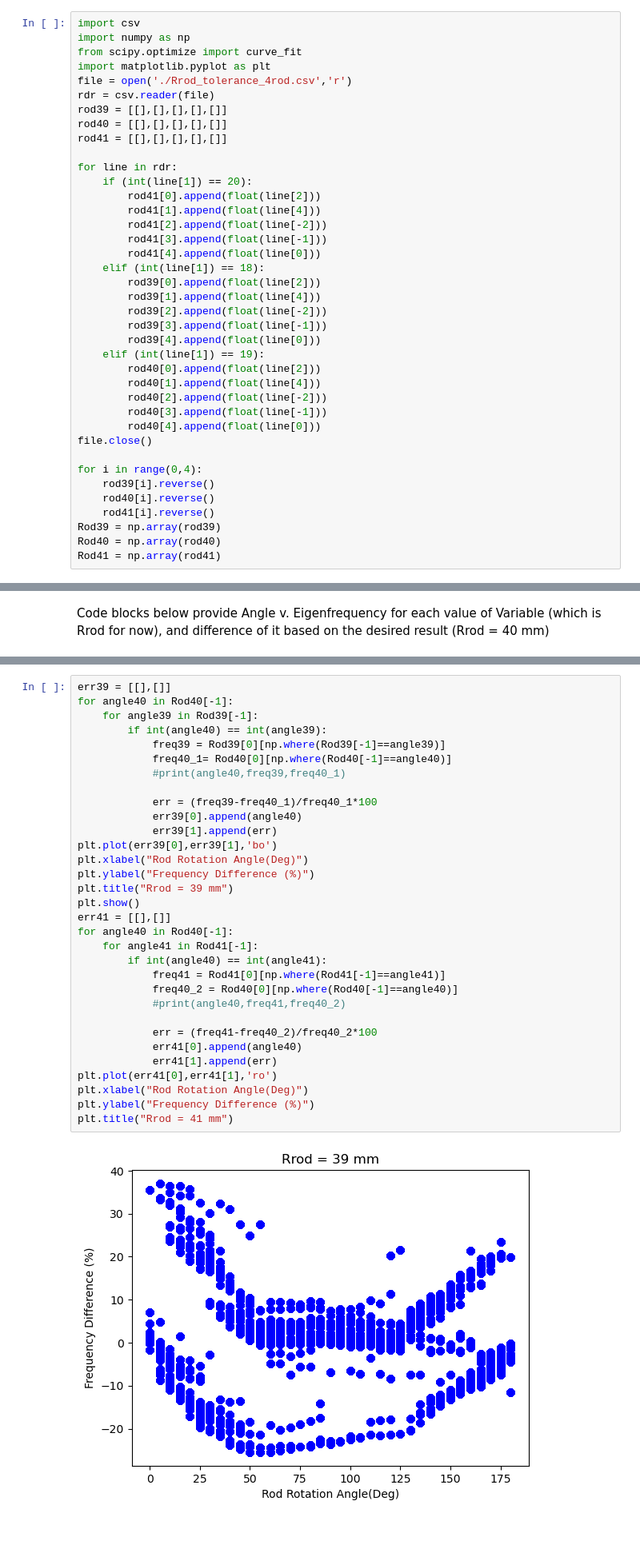
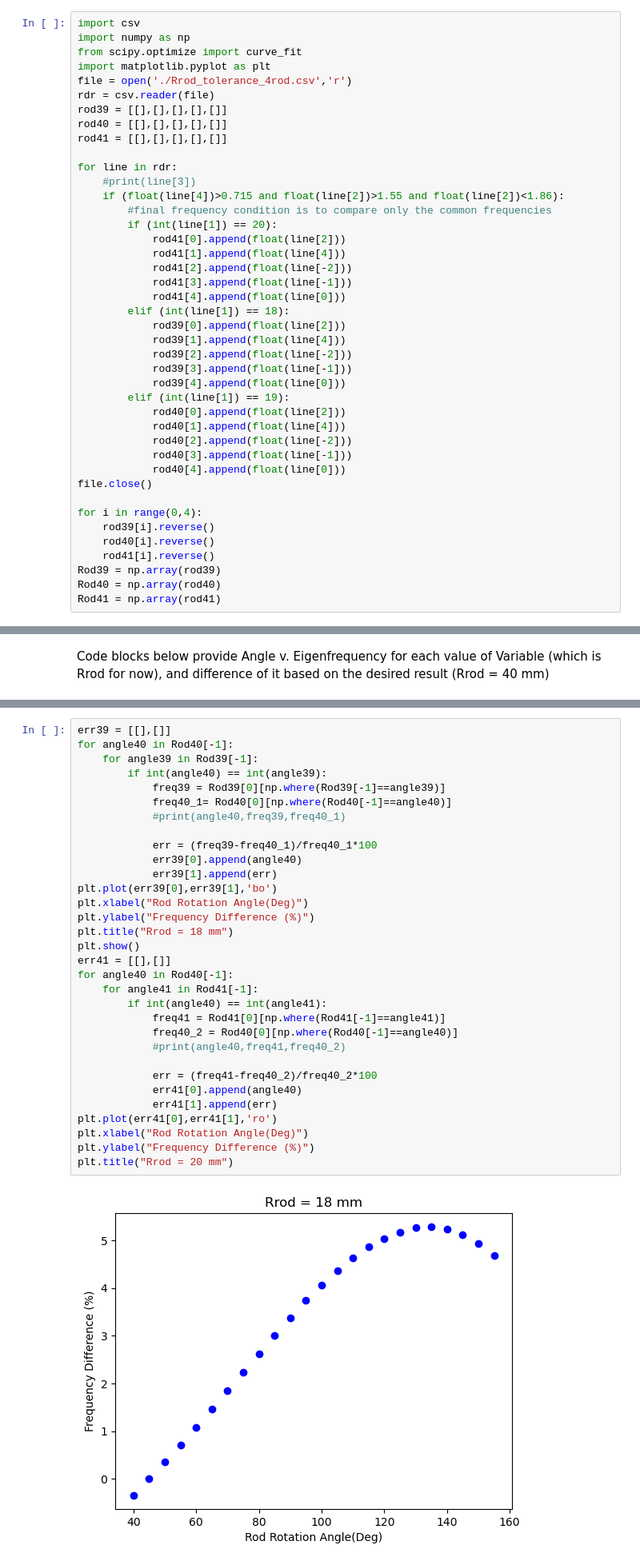
Before and after one commit to peanutflavorbean/CAPP, a Jupyter notebook: Rrod_tolerance.ipynb, the cells around one changed output, grey strips where cells are left out. Shown at 80% size. Saved outputs shown, nothing was run; the diff lists cells and outputs as text; blank space fills up the shorter version.

```diff
--- a/Rrod_tolerance.ipynb
+++ b/Rrod_tolerance.ipynb
@@ -10,24 +10,27 @@ rod40 = [[],[],[],[],[]]
 rod41 = [[],[],[],[],[]]
 
 for line in rdr:
-    if (int(line[1]) == 20):
-        rod41[0].append(float(line[2]))
-        rod41[1].append(float(line[4]))
-        rod41[2].append(float(line[-2]))
-        rod41[3].append(float(line[-1]))
-        rod41[4].append(float(line[0]))
-    elif (int(line[1]) == 18):
-        rod39[0].append(float(line[2]))
-        rod39[1].append(float(line[4]))
-        rod39[2].append(float(line[-2]))
-        rod39[3].append(float(line[-1]))
-        rod39[4].append(float(line[0]))
-    elif (int(line[1]) == 19):
-        rod40[0].append(float(line[2]))
-        rod40[1].append(float(line[4]))
-        rod40[2].append(float(line[-2]))
-        rod40[3].append(float(line[-1]))
-        rod40[4].append(float(line[0]))
+    #print(line[3])
+    if (float(line[4])>0.715 and float(line[2])>1.55 and float(line[2])<1.86):
+        #final frequency condition is to compare only the common frequencies
+        if (int(line[1]) == 20):
+            rod41[0].append(float(line[2]))
+            rod41[1].append(float(line[4]))
+            rod41[2].append(float(line[-2]))
+            rod41[3].append(float(line[-1]))
+            rod41[4].append(float(line[0]))
+        elif (int(line[1]) == 18):
+            rod39[0].append(float(line[2]))
+            rod39[1].append(float(line[4]))
+            rod39[2].append(float(line[-2]))
+            rod39[3].append(float(line[-1]))
+            rod39[4].append(float(line[0]))
+        elif (int(line[1]) == 19):
+            rod40[0].append(float(line[2]))
+            rod40[1].append(float(line[4]))
+            rod40[2].append(float(line[-2]))
+            rod40[3].append(float(line[-1]))
+            rod40[4].append(float(line[0]))
 file.close()
 
 for i in range(0,4):
@@ -178,33 +245,33 @@ print(type(angle_39[1]))
 err39 = [[],[]]
 for angle40 in Rod40[-1]:
     for angle39 in Rod39[-1]:
         if int(angle40) == int(angle39):
             freq39 = Rod39[0][np.where(Rod39[-1]==angle39)]
             freq40_1= Rod40[0][np.where(Rod40[-1]==angle40)]
             #print(angle40,freq39,freq40_1)
 
             err = (freq39-freq40_1)/freq40_1*100
             err39[0].append(angle40)
             err39[1].append(err)
 plt.plot(err39[0],err39[1],'bo')
 plt.xlabel("Rod Rotation Angle(Deg)")
 plt.ylabel("Frequency Difference (%)")
-plt.title("Rrod = 39 mm")
+plt.title("Rrod = 18 mm")
 plt.show()
 err41 = [[],[]]
 for angle40 in Rod40[-1]:
     for angle41 in Rod41[-1]:
         if int(angle40) == int(angle41):
             freq41 = Rod41[0][np.where(Rod41[-1]==angle41)]
             freq40_2 = Rod40[0][np.where(Rod40[-1]==angle40)]
             #print(angle40,freq41,freq40_2)
 
             err = (freq41-freq40_2)/freq40_2*100
             err41[0].append(angle40)
             err41[1].append(err)
 plt.plot(err41[0],err41[1],'ro')
 plt.xlabel("Rod Rotation Angle(Deg)")
 plt.ylabel("Frequency Difference (%)")
-plt.title("Rrod = 41 mm")
+plt.title("Rrod = 20 mm")
 # %% [output]
-[figure, old version]
+[figure, new version]
```
Also changed, not shown: parts of 7 cells of this notebook.
